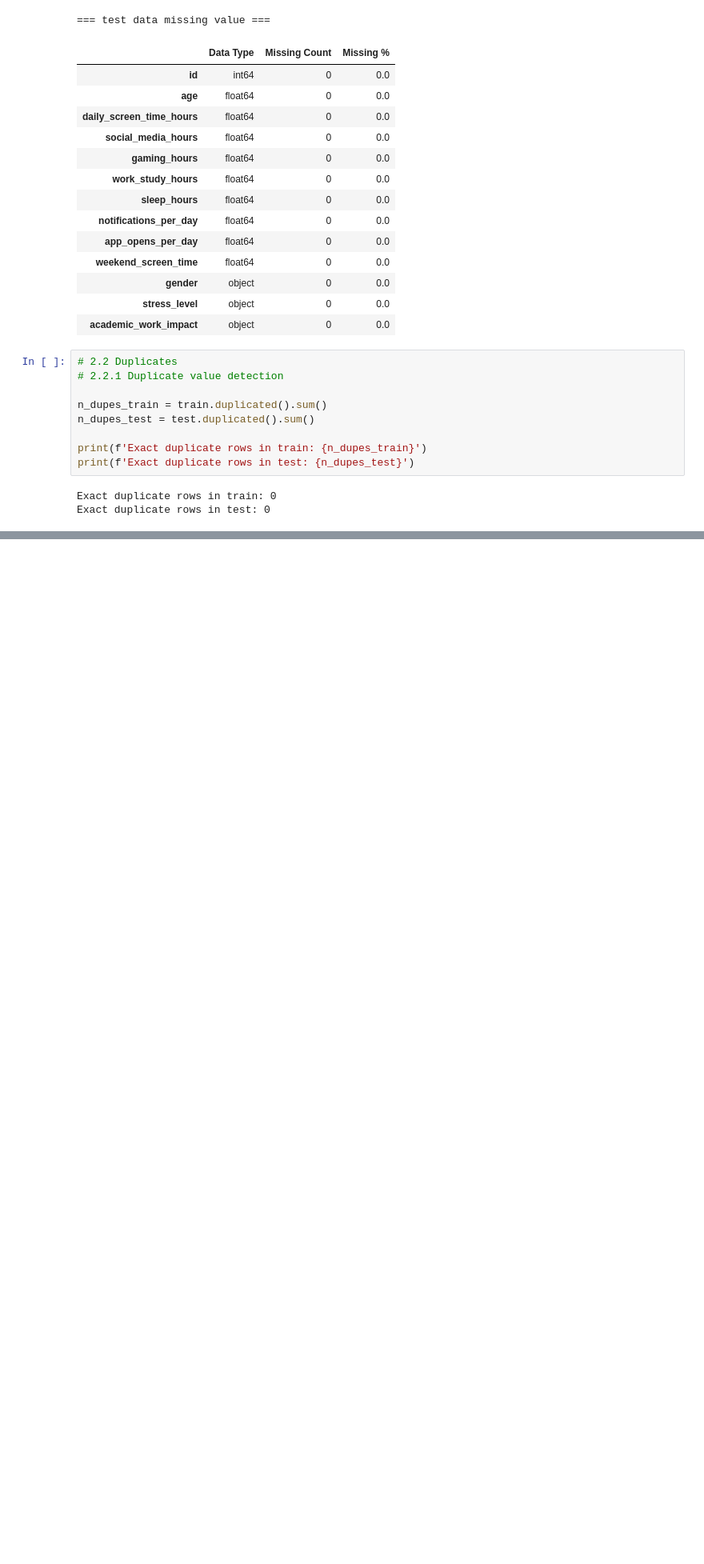
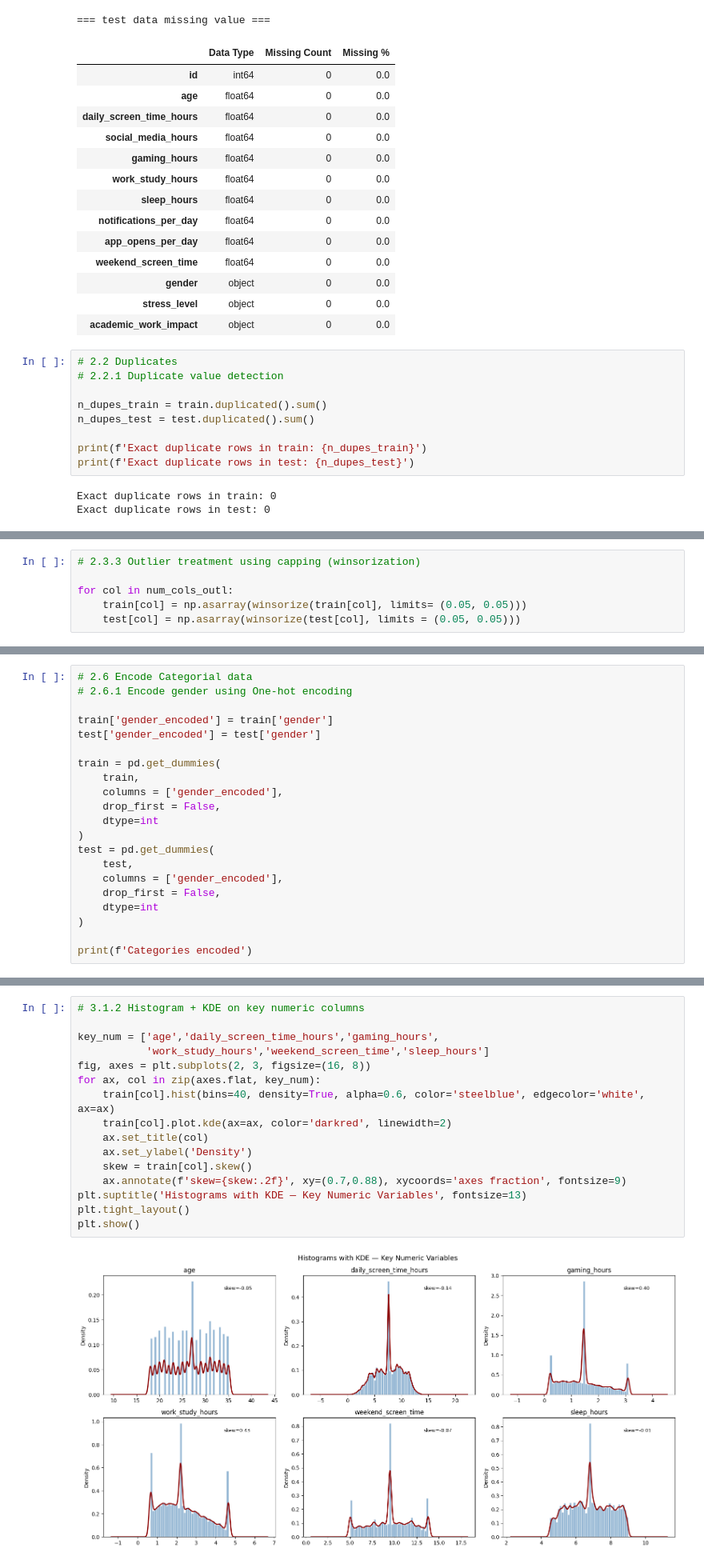
Before and after one commit to kamxsato/MIS444_Final_Project, a Jupyter notebook: 24104087_Final_Project.ipynb, the cells around one changed output, grey strips where cells are left out. Shown at 80% size. Drawn from its saved outputs; the diff is of its cells as text; blank space fills up the shorter version.

```diff
--- a/24104087_Final_Project.ipynb
+++ b/24104087_Final_Project.ipynb
@@ -356,0 +449,6 @@ Exact duplicate rows in test: 0
+# %%
+# 2.3.3 Outlier treatment using capping (winsorization)
+
+for col in num_cols_outl:
+    train[col] = np.asarray(winsorize(train[col], limits= (0.05, 0.05)))
+    test[col] = np.asarray(winsorize(test[col], limits = (0.05, 0.05)))
@@ -356,0 +525,21 @@ Exact duplicate rows in test: 0
+# %%
+# 2.6 Encode Categorial data
+# 2.6.1 Encode gender using One-hot encoding
+
+train['gender_encoded'] = train['gender']
+test['gender_encoded'] = test['gender']
+
+train = pd.get_dummies(
+    train,
+    columns = ['gender_encoded'],
+    drop_first = False,
+    dtype=int
+)
+test = pd.get_dummies(
+    test,
+    columns = ['gender_encoded'],
+    drop_first = False,
+    dtype=int
+)
+
+print(f'Categories encoded')
@@ -356,0 +598,18 @@ Exact duplicate rows in test: 0
+# %%
+# 3.1.2 Histogram + KDE on key numeric columns
+
+key_num = ['age','daily_screen_time_hours','gaming_hours',
+           'work_study_hours','weekend_screen_time','sleep_hours']
+fig, axes = plt.subplots(2, 3, figsize=(16, 8))
+for ax, col in zip(axes.flat, key_num):
+    train[col].hist(bins=40, density=True, alpha=0.6, color='steelblue', edgecolor='white', ax=ax)
+    train[col].plot.kde(ax=ax, color='darkred', linewidth=2)
+    ax.set_title(col)
+    ax.set_ylabel('Density')
+    skew = train[col].skew()
+    ax.annotate(f'skew={skew:.2f}', xy=(0.7,0.88), xycoords='axes fraction', fontsize=9)
+plt.suptitle('Histograms with KDE — Key Numeric Variables', fontsize=13)
+plt.tight_layout()
+plt.show()
+# %% [output]
+[figure, added]
```
Also changed, not shown: parts of 37 cells of this notebook.
